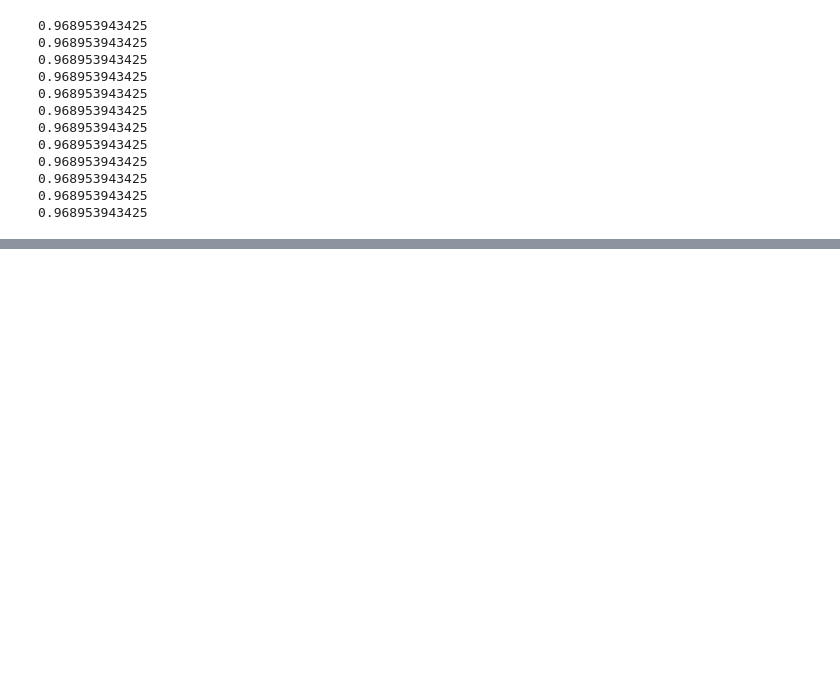
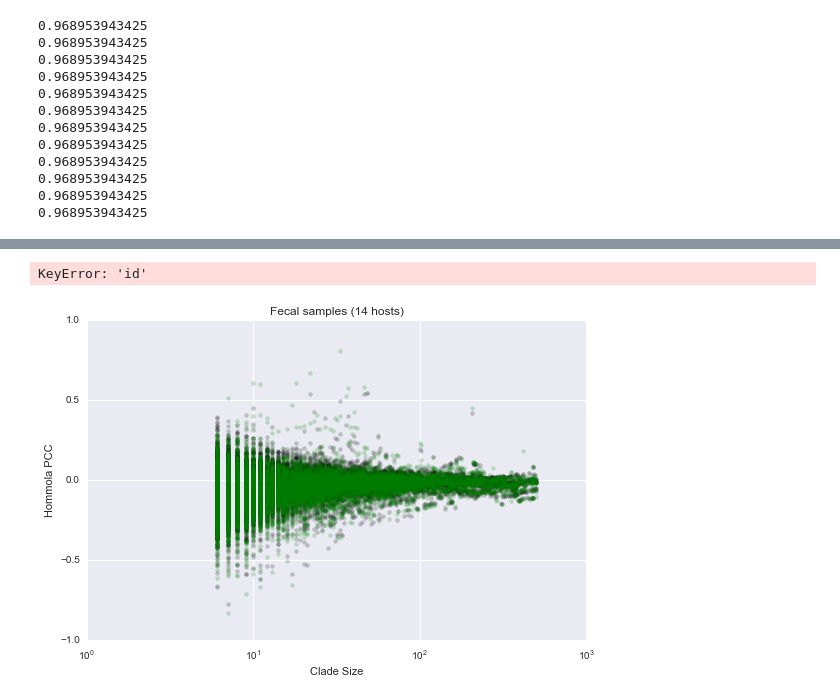
Before and after one commit to ryneches/SuchTree, a Jupyter notebook: examples.ipynb, the cells around one changed output, grey strips where cells are left out. Drawn from its saved outputs; the diff is of its cells as text; code cells hidden in the pictures; blank space fills up the shorter version.

```diff
--- a/examples.ipynb
+++ b/examples.ipynb
@@ -254,0 +253,12 @@ for r in iter( done_q.get, 'STOP' ) :
+# %%
+import pandas as pd
+
+links = pd.read_csv( 'http://edhar.genomecenter.ucdavis.edu/~russell/fishpoo/fishpoo2_p200_c2_host_count_table.tsv',
+                    sep='\t', index_col='Host')
+links.index = map( lambda x : x.replace(' ','_'), links.index )
+# %%
+def foundon( df  ) :
+    s = df.unstack()
+    return s[ s > 0].to_dict().keys()
+
+len(foundon(links))
@@ -254,0 +315,17 @@ for r in iter( done_q.get, 'STOP' ) :
+# %%
+result = paired_distances( sorted(results, key=lambda x : x['pearsonr'] )[-1]['id'] )
+seaborn.jointplot(result['guest distances'], result['host distances'] )
+# %% [output]
+KeyError: 'id'
+# %%
+R = pd.DataFrame( results )
+
+scatter( R.length, R.spearmanr, lw=0, c='k', alpha=0.2 )
+scatter( R.length, R.pearsonr, lw=0, c='g', alpha=0.2 )
+title( 'Fecal samples (14 hosts)')
+xlabel( 'Clade Size' )
+ylabel( 'Hommola PCC' )
+semilogx()
+tight_layout()
+# %% [output]
+[figure, added]
```
Also changed, not shown: parts of 7 cells of this notebook, 1 other file.
